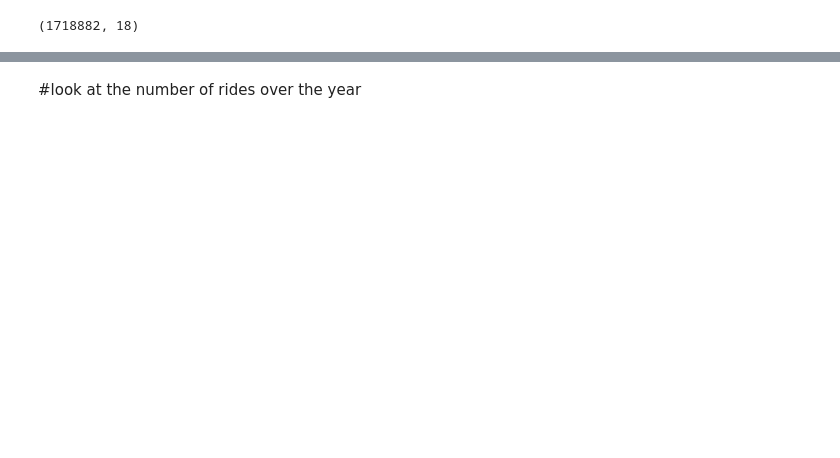
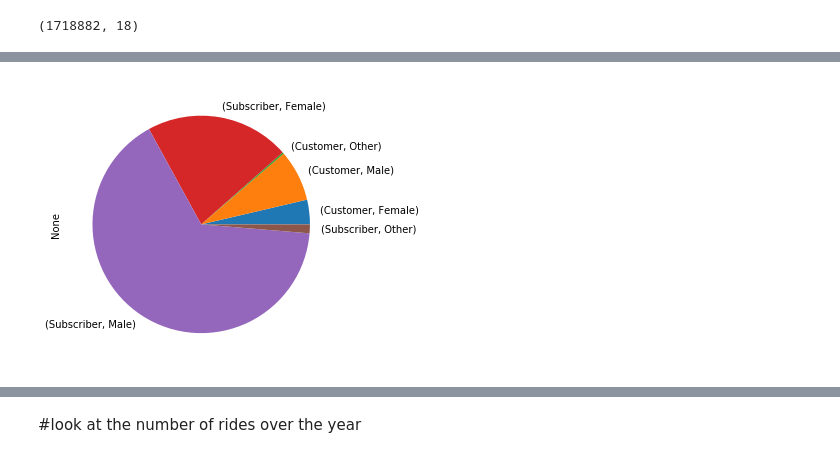
Before and after one commit to kentlum2018/ProjectONE10Jan, a Jupyter notebook: project1.ipynb, the cells around one changed output, grey strips where cells are left out. Drawn from its saved outputs; the diff is of its cells as text; code cells hidden in the pictures; blank space fills up the shorter version.

```diff
--- a/project1.ipynb
+++ b/project1.ipynb
@@ -153,4 +168,9 @@ Subscriber  Female            371817
 dtype: int64
+# %%
+plot = cus_df.plot.pie(y='member_gender',figsize=(5,5))
+plt.show()
+# %% [output]
+[figure, added]
 # %%
 other_df= clean_df.loc[clean_df['member_gender']=='Other']
 other_df.head()
```
Also changed, not shown: parts of 44 cells of this notebook.
